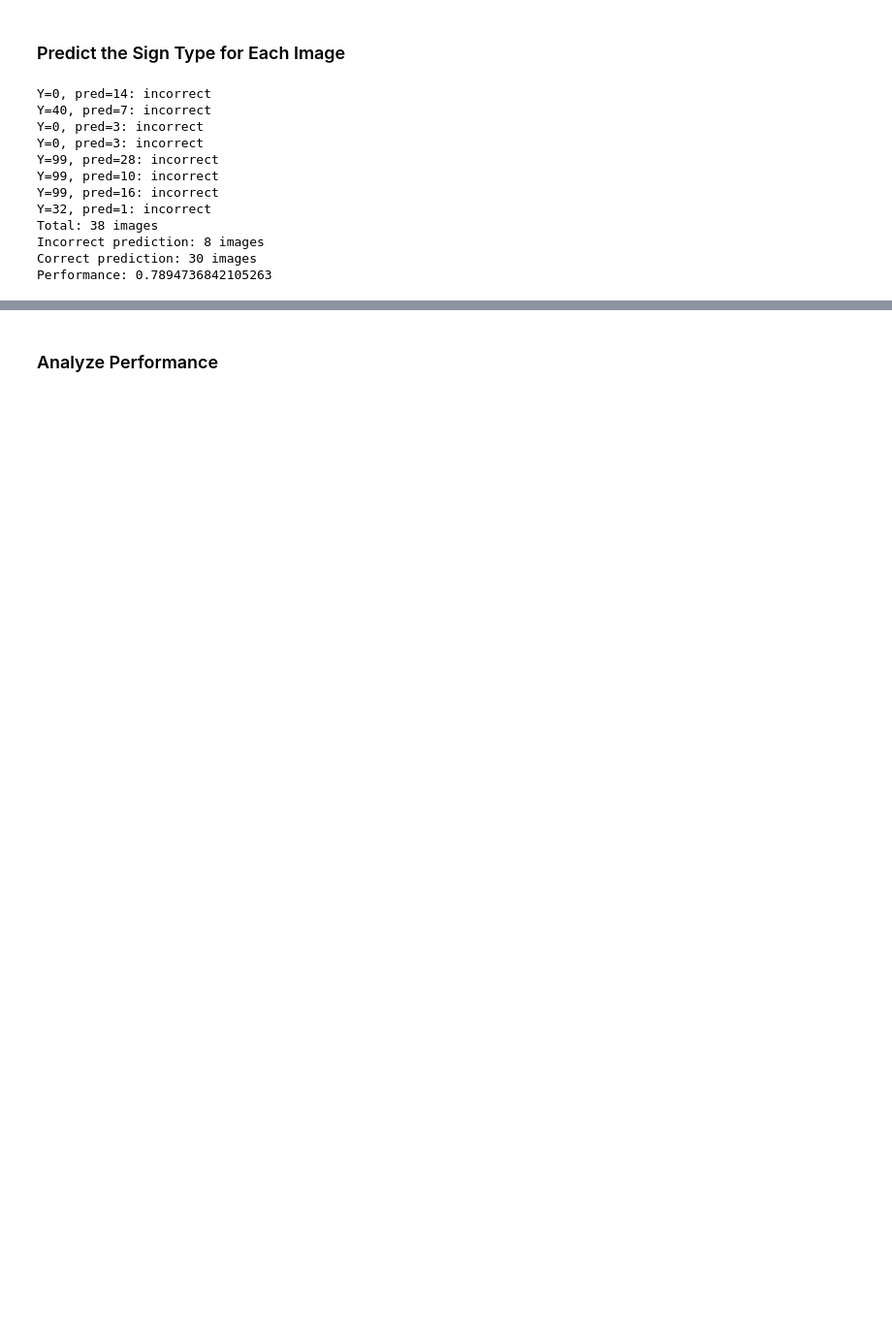
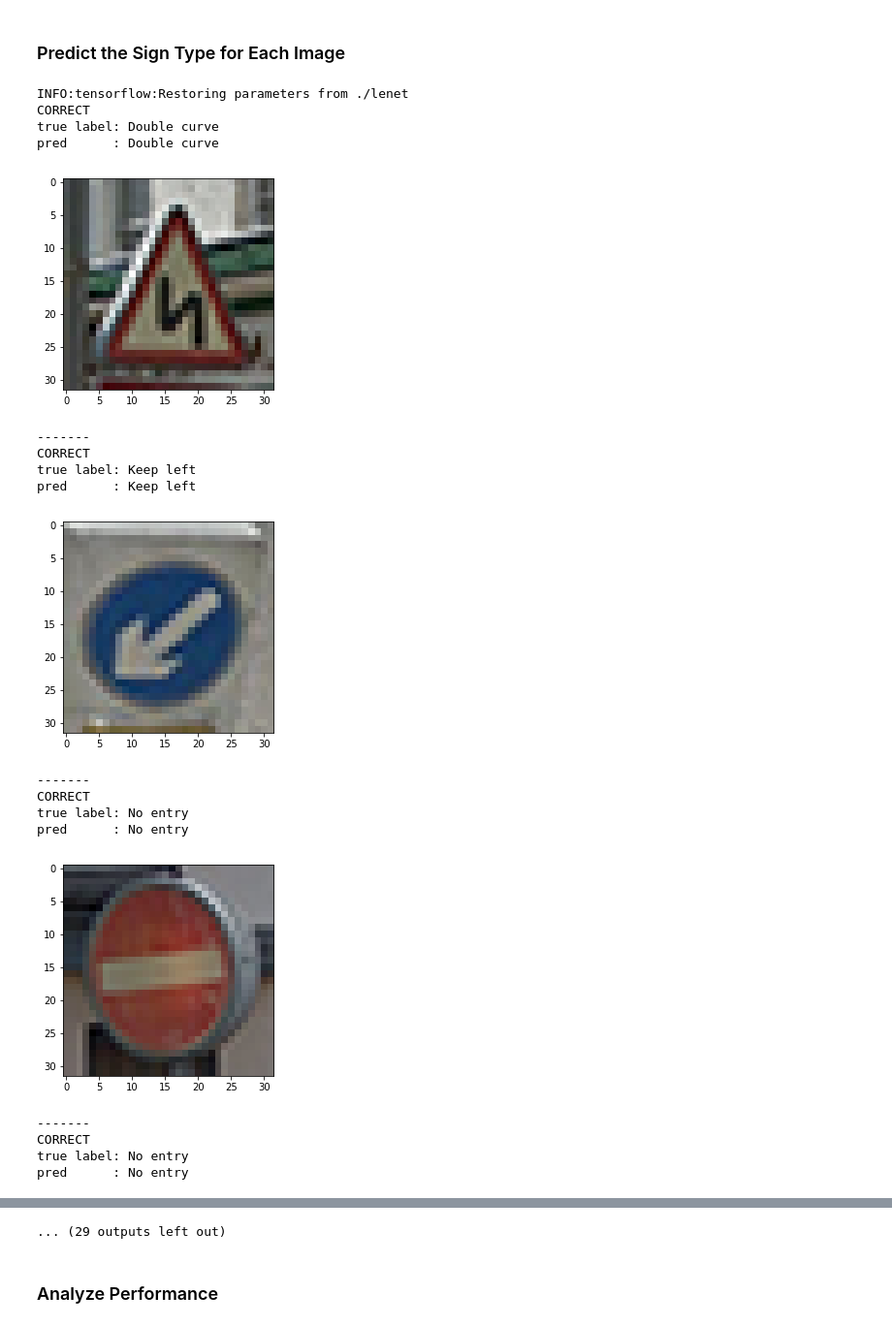
Before and after one commit to knguyen0105/CarND-Traffic-Sign-Classifier, a Jupyter notebook: Traffic_Sign_Classifier.ipynb, the cells around one changed output, grey strips where cells are left out. Shown at 97% size. Saved outputs shown, nothing was run; the diff lists cells and outputs as text; code cells hidden in the pictures; blank space fills up the shorter version.

```diff
--- a/Traffic_Sign_Classifier.ipynb
+++ b/Traffic_Sign_Classifier.ipynb
@@ -423,34 +436,49 @@ y_custom = np.array([
 # %%
 ### Run the predictions here and use the model to output the prediction for each image.
 ### Make sure to pre-process the images with the same pre-processing pipeline used earlier.
 ### Feel free to use as many code cells as needed.
+incorrects = []
 with tf.Session() as sess:
     saver.restore(sess, tf.train.latest_checkpoint('.'))
     pred = (sess.run(tf.argmax(logits, 1),feed_dict={x: X_custom, y: y_custom, keep_prob:1} ))
 
     incorrect = 0
-    for (y_, p_) in zip(y_custom, pred):
-        ans = 'correct'
+
+    for i, (y_, p_) in enumerate(zip(y_custom, pred)):
+        ans = 'CORRECT'
         if y_ != p_:
             incorrect+=1
-            ans = 'incorrect'
-            print('Y={}, pred={}: {}'.format(y_, p_, ans))
-        #print('Y={}, pred={}: {}'.format(y_, p_, ans))
+            ans = 'INCORRECT'
+
+        print('{}'.format(ans))
+        print('true label: {}'.format(signnames[y_]))
+        print('pred      : {}'.format(signnames[p_]))
+        plt.figure()
+        plt.imshow(X_custom[i])
+        plt.show()
+        print('-------')
 
     print("Total: {} images".format(len(X_custom)))
     print("Incorrect prediction: {} images".format(incorrect))
     print("Correct prediction: {} images".format(len(X_custom) - incorrect))
     print("Performance: {}".format((len(X_custom) - incorrect)/len(X_custom)))
 # %% [output]
-Y=0, pred=14: incorrect
-Y=40, pred=7: incorrect
-Y=0, pred=3: incorrect
-Y=0, pred=3: incorrect
-Y=99, pred=28: incorrect
-Y=99, pred=10: incorrect
-Y=99, pred=16: incorrect
-Y=32, pred=1: incorrect
-Total: 38 images
-Incorrect prediction: 8 images
-Correct prediction: 30 images
-Performance: 0.7894736842105263
+INFO:tensorflow:Restoring parameters from ./lenet
+CORRECT
+true label: Double curve
+pred      : Double curve
+[figure, added]
+-------
+CORRECT
+true label: Keep left
+pred      : Keep left
+[figure, added]
+-------
+CORRECT
+true label: No entry
+pred      : No entry
+[figure, added]
+-------
+CORRECT
+true label: No entry
+pred      : No entry
@@ -457,3 +496,4 @@ Performance: 0.7894736842105263
+... (29 outputs left out)
 # %% [markdown]
 ### Analyze Performance
 # %%
```
Also changed, not shown: parts of 10 cells of this notebook, 1 other file.
